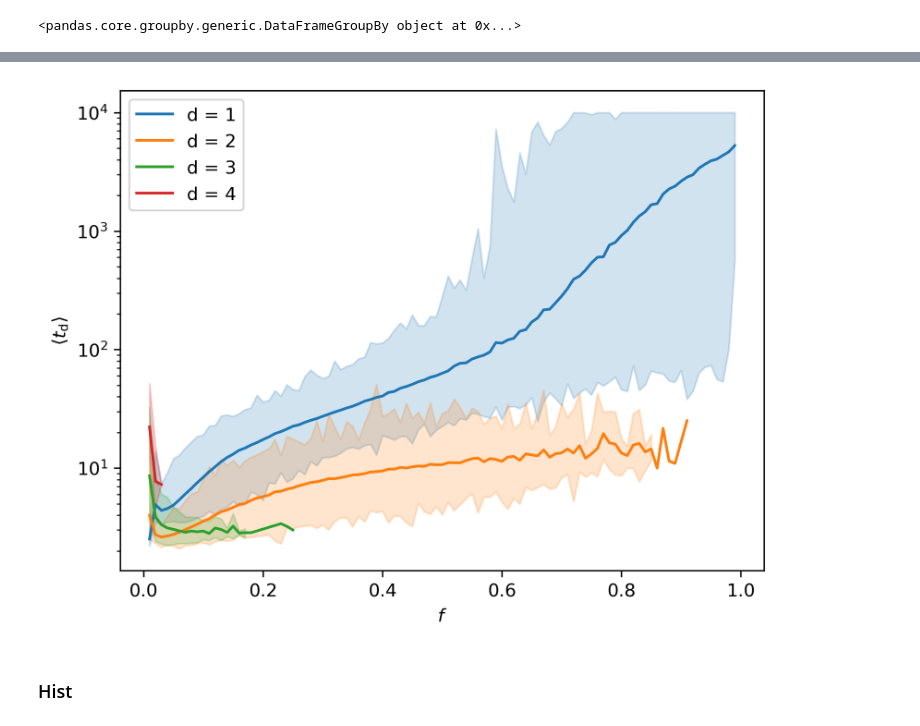
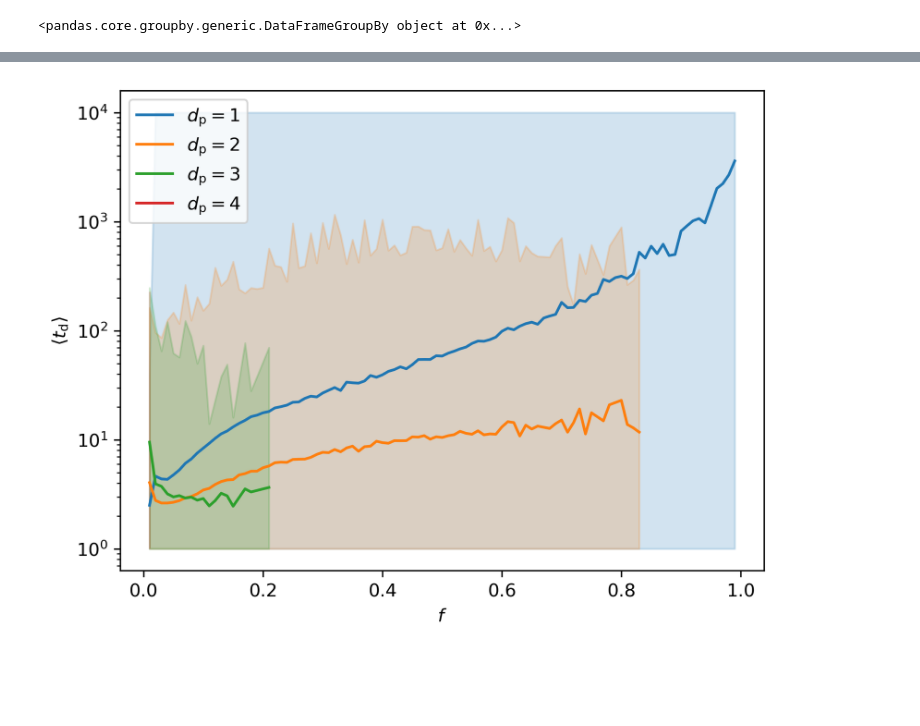
Before and after one commit to YutongB/Opinion-Dynamics, a Jupyter notebook: notebooks/fracpartisan_BA.ipynb, the cells around one changed output, grey strips where cells are left out. Cells and saved outputs as stored; diff of their text form; code cells hidden in the pictures; blank space fills up the shorter version.

```diff
--- a/notebooks/fracpartisan_BA.ipynb
+++ b/notebooks/fracpartisan_BA.ipynb
@@ -41,3 +42,25 @@ df = pd.DataFrame(rows)
+# %%
+import json
+Dwell = namedtuple("Dwell", ["n", "d"])
+# results_by_partisan[0.01] = [ aggdwells dist 0,  aggdwells dist 1, ... ]
+
+
+with open("output/bigexperiment-2023_03_23-20_56_15.log", 'r') as f:
+    max_distances = max(len(json.loads(line)['d']) for line in f)
+    results_by_partisan = defaultdict(lambda: [[] for x in range(max_distances)])
+
+rows = []
+with open("output/bigexperiment-2023_03_23-20_56_15.log", 'r') as f:
+    for line in f:
+        data = json.loads(line)
+        for dist, (n, d) in enumerate(data['d']):
+            for dwell in d:
+                rows.append(dict(partisans= data['p'], dist= dist, n= n, d= dwell))
+
+        #     rows.append(dict(partisans= data['p'], dist= dist, n= n, d=d))
+        #     results_by_partisan[data['p']][dist].append(Dwell(n, d))
+
+df = pd.DataFrame(rows)
 # %%
 df.groupby('partisans')
 # %% [output]
@@ -69,14 +110,12 @@ df_dist_4 = df[df.dist == 4]
 # %%
-sns.lineplot(df_dist_1, x="partisans", y="mean", errorbar= find_min_max, label="d = 1")
-sns.lineplot(df_dist_2, x="partisans", y="mean", errorbar= find_min_max, label="d = 2")
-sns.lineplot(df_dist_3, x="partisans", y="mean", errorbar= find_min_max, label="d = 3")
-sns.lineplot(df_dist_4, x="partisans", y="mean", errorbar= find_min_max, label="d = 4")
+sns.lineplot(df_dist_1, x="partisans", y="d", errorbar= find_min_max, label="$d_{\\rm p} = 1$")
+sns.lineplot(df_dist_2, x="partisans", y="d", errorbar= find_min_max, label="$d_{\\rm p} = 2$")
+sns.lineplot(df_dist_3, x="partisans", y="d", errorbar= find_min_max, label="$d_{\\rm p} = 3$")
+sns.lineplot(df_dist_4, x="partisans", y="d", errorbar= find_min_max, label="$d_{\\rm p} = 4$")
 plt.legend()
 plt.xlabel("$f$")
 plt.ylabel("$\\langle t_{\\rm d} \\rangle$")
 plt.yscale("log")
 # plt.xscale("log")
 # %% [output]
-[figure, old version]
+[figure, new version]
-# %% [markdown]
-### Hist
```
Also changed, not shown: parts of 15 cells of this notebook, 3 other files.
